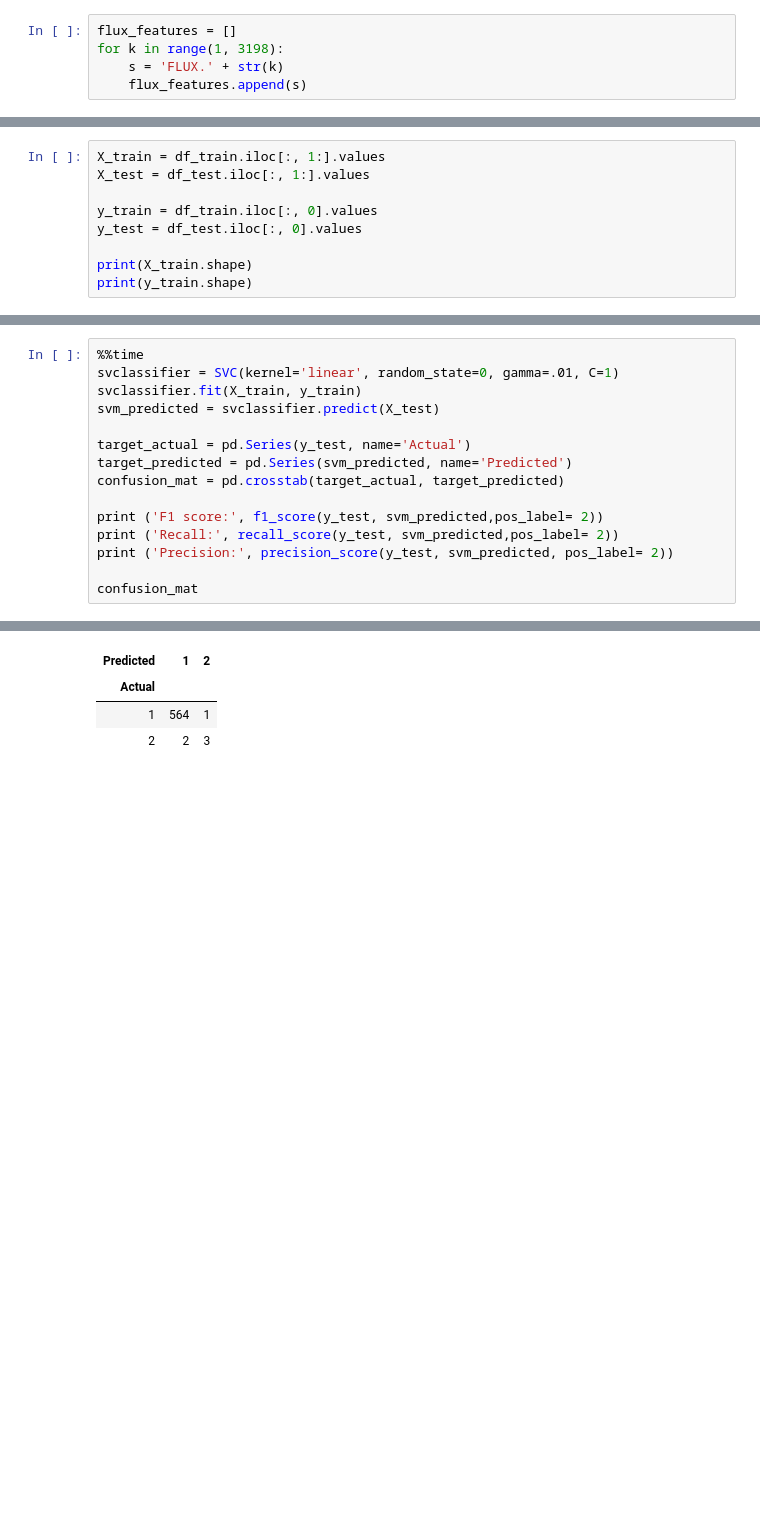
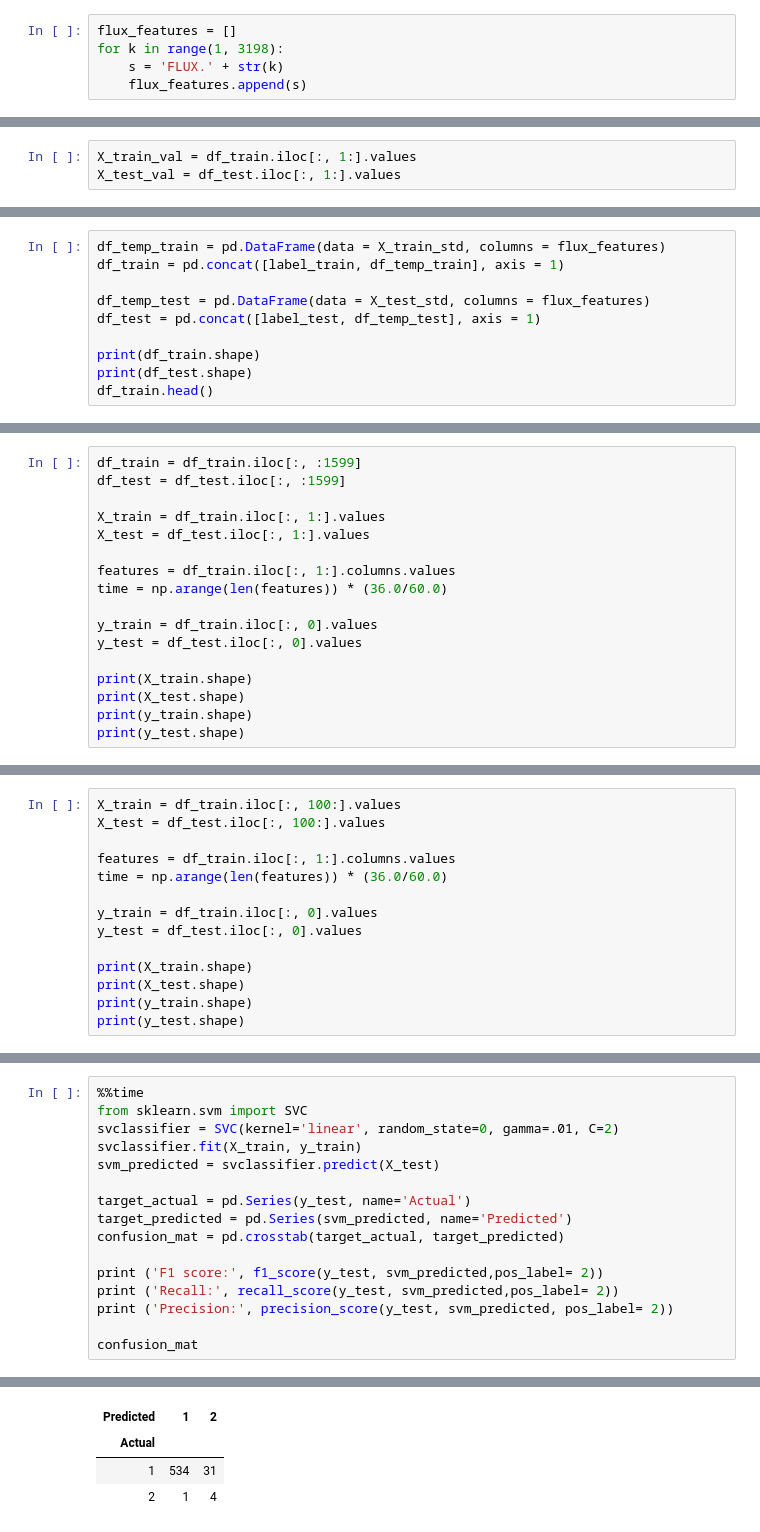
Before and after one commit to nikderi/Projects, a Jupyter notebook: projectone.ipynb, the cells around one changed output, grey strips where cells are left out. Saved outputs shown, nothing was run; the diff lists cells and outputs as text; blank space fills up the shorter version.

```diff
--- a/projectone.ipynb
+++ b/projectone.ipynb
@@ -397,0 +363,3 @@ print(df_test.shape)
+# %%
+X_train_val = df_train.iloc[:, 1:].values
+X_test_val = df_test.iloc[:, 1:].values
@@ -397,0 +377,10 @@ print(df_test.shape)
+# %%
+df_temp_train = pd.DataFrame(data = X_train_std, columns = flux_features)
+df_train = pd.concat([label_train, df_temp_train], axis = 1)
+
+df_temp_test = pd.DataFrame(data = X_test_std, columns = flux_features)
+df_test = pd.concat([label_test, df_temp_test], axis = 1)
+
+print(df_train.shape)
+print(df_test.shape)
+df_train.head()
@@ -397,0 +424,17 @@ print(df_test.shape)
+# %%
+df_train = df_train.iloc[:, :1599]
+df_test = df_test.iloc[:, :1599]
+
+X_train = df_train.iloc[:, 1:].values
+X_test = df_test.iloc[:, 1:].values
+
+features = df_train.iloc[:, 1:].columns.values
+time = np.arange(len(features)) * (36.0/60.0)
+
+y_train = df_train.iloc[:, 0].values
+y_test = df_test.iloc[:, 0].values
+
+print(X_train.shape)
+print(X_test.shape)
+print(y_train.shape)
+print(y_test.shape)
@@ -398,10 +455,15 @@ print(df_test.shape)
 # %%
-X_train = df_train.iloc[:, 1:].values
-X_test = df_test.iloc[:, 1:].values
+X_train = df_train.iloc[:, 100:].values
+X_test = df_test.iloc[:, 100:].values
+
+features = df_train.iloc[:, 1:].columns.values
+time = np.arange(len(features)) * (36.0/60.0)
 
 y_train = df_train.iloc[:, 0].values
 y_test = df_test.iloc[:, 0].values
 
 print(X_train.shape)
+print(X_test.shape)
 print(y_train.shape)
+print(y_test.shape)
 # %% [output]
@@ -437,6 +502,7 @@ Wall time: 4.74 s
 # %%
 %%time
-svclassifier = SVC(kernel='linear', random_state=0, gamma=.01, C=1)
+from sklearn.svm import SVC
+svclassifier = SVC(kernel='linear', random_state=0, gamma=.01, C=2)
 svclassifier.fit(X_train, y_train)
 svm_predicted = svclassifier.predict(X_test)
 
@@ -457,7 +523,7 @@ Wall time: 21.9 s
 | Predicted | 1 | 2 |
 | Actual |  |  |
-| 1 | 564 | 1 |
-| 2 | 2 | 3 |
+| 1 | 534 | 31 |
+| 2 | 1 | 4 |
 # %%
 %%time
 import xgboost
```
Also changed, not shown: parts of 47 cells of this notebook.
